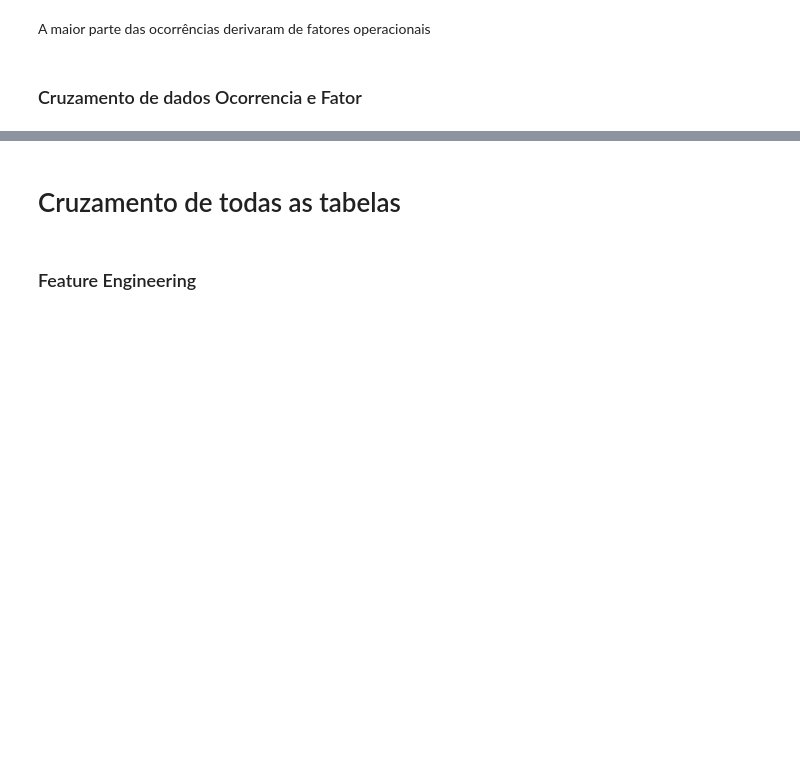
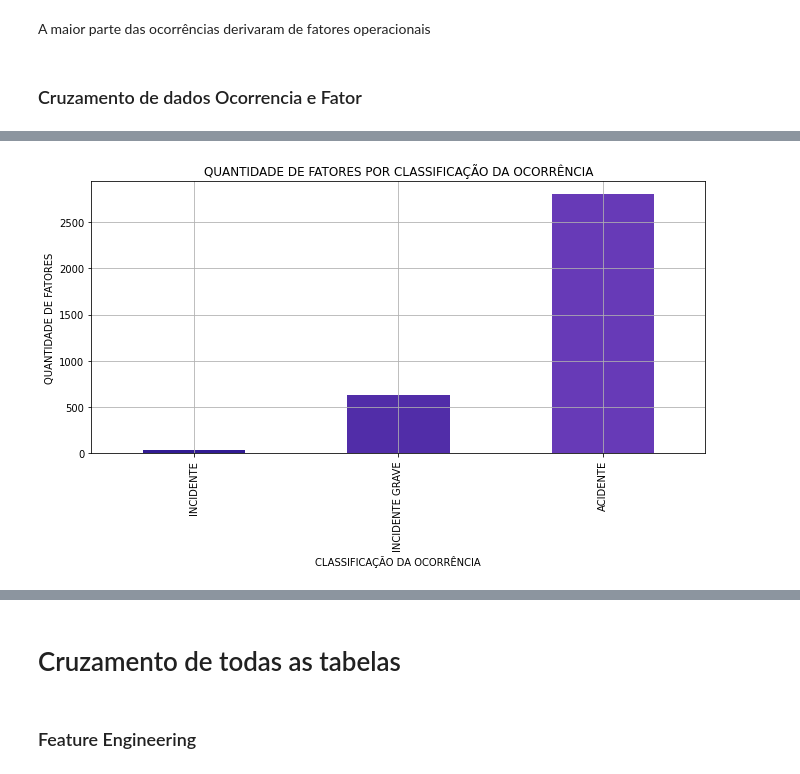
Before and after one commit to victorlorena/acidentes_aereos, a Jupyter notebook: acidentes_aereos.ipynb, the cells around one changed output, grey strips where cells are left out. Drawn from its saved outputs; the diff is of its cells as text; code cells hidden in the pictures; blank space fills up the shorter version.

```diff
--- a/acidentes_aereos.ipynb
+++ b/acidentes_aereos.ipynb
@@ -817,0 +765,8 @@ df_fator_ocorrencia[df_fator_ocorrencia['classificacao'] == 'ACIDENTE']
+# %%
+df_fator_ocorrencia.groupby('classificacao')['contagem'].sum().sort_values().plot(kind='bar', figsize=(11,5), color=random.choice(colors), grid = True)
+plt.title('QUANTIDADE DE FATORES POR CLASSIFICAÇÃO DA OCORRÊNCIA')
+plt.xlabel('CLASSIFICAÇÃO DA OCORRÊNCIA')
+plt.ylabel('QUANTIDADE DE FATORES')
+plt.show()
+# %% [output]
+[figure, added]
```
Also changed, not shown: parts of 48 cells of this notebook.
